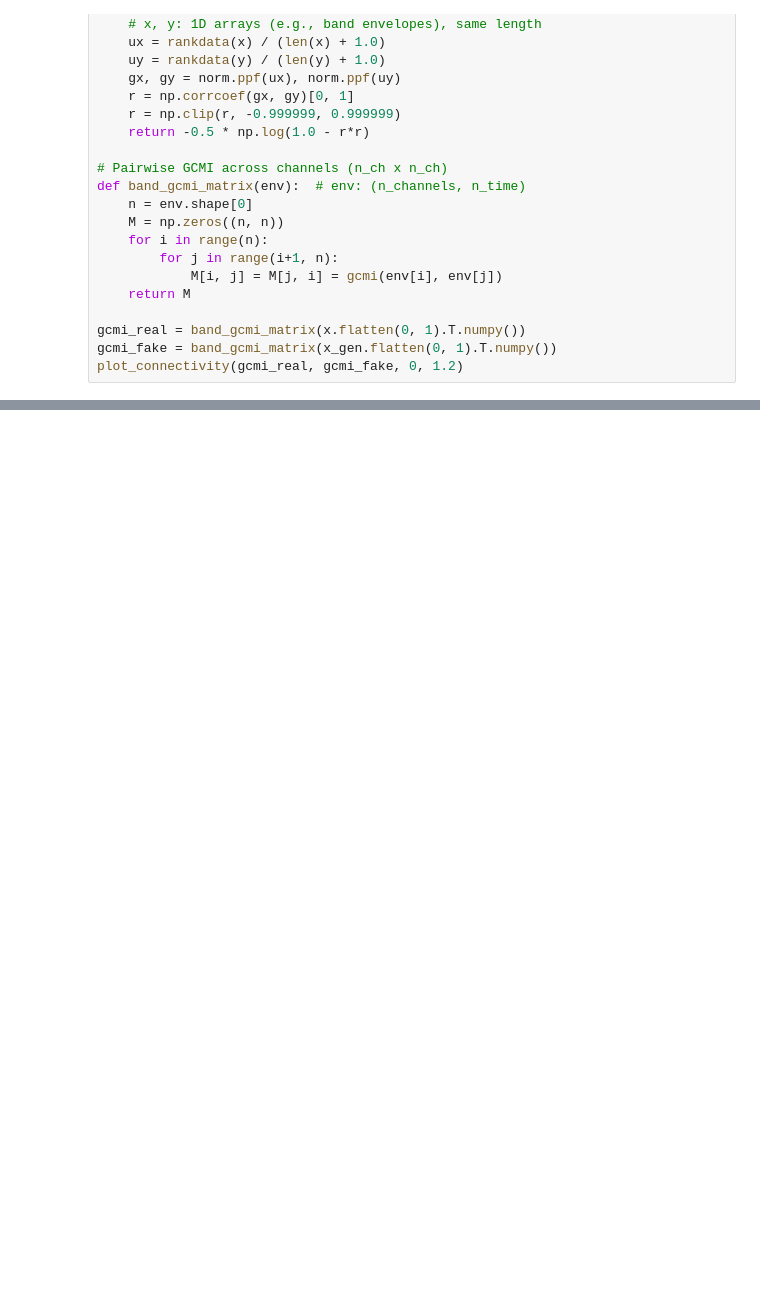
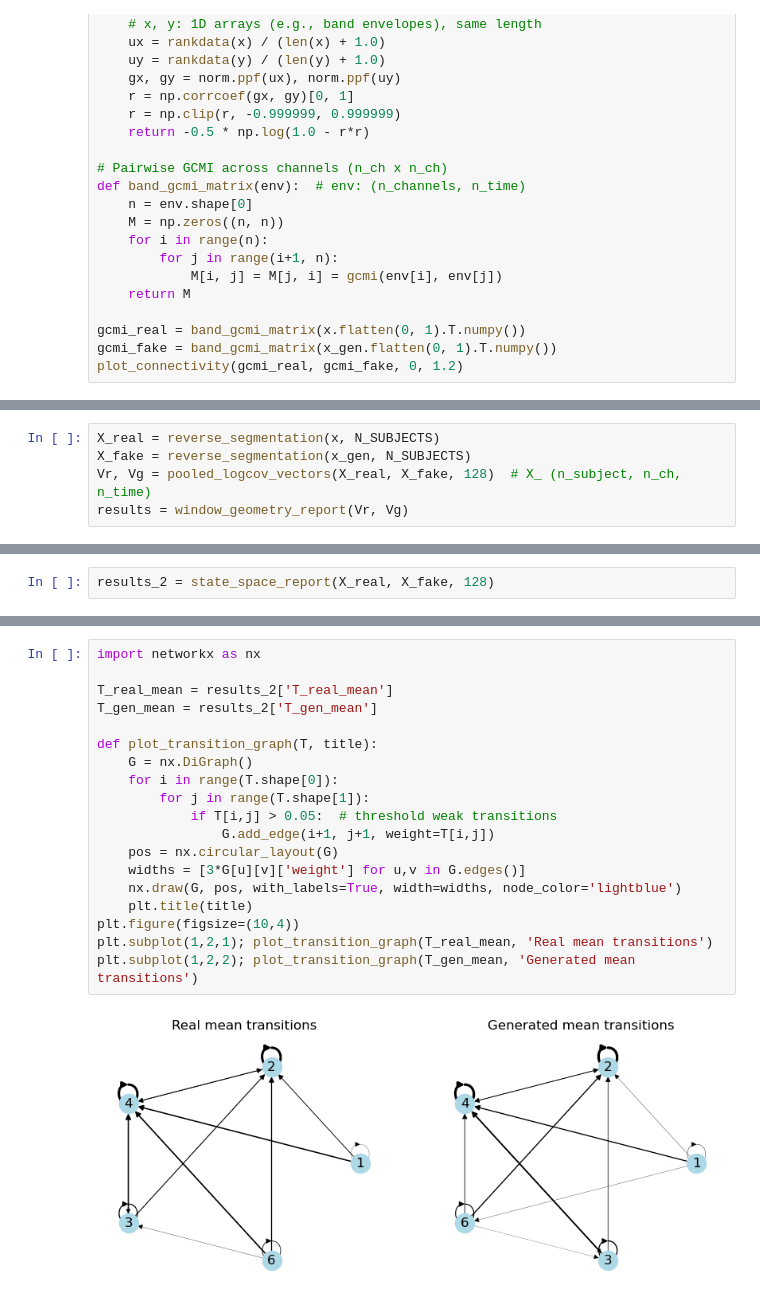
Before and after one commit to Yeganehfrh/EEGModalNet, a Jupyter notebook: notebooks/Supplementary Analysis.ipynb, the cells around one changed output, grey strips where cells are left out. Drawn from its saved outputs; the diff is of its cells as text; blank space fills up the shorter version.

```diff
--- a/notebooks/Supplementary Analysis.ipynb
+++ b/notebooks/Supplementary Analysis.ipynb
@@ -712,0 +798,5 @@ plot_connectivity(gcmi_real, gcmi_fake, 0, 1.2)
+# %%
+X_real = reverse_segmentation(x, N_SUBJECTS)
+X_fake = reverse_segmentation(x_gen, N_SUBJECTS)
+Vr, Vg = pooled_logcov_vectors(X_real, X_fake, 128)  # X_ (n_subject, n_ch, n_time)
+results = window_geometry_report(Vr, Vg)
@@ -712,0 +874,2 @@ plot_connectivity(gcmi_real, gcmi_fake, 0, 1.2)
+# %%
+results_2 = state_space_report(X_real, X_fake, 128)
@@ -712,0 +887,21 @@ plot_connectivity(gcmi_real, gcmi_fake, 0, 1.2)
+# %%
+import networkx as nx
+
+T_real_mean = results_2['T_real_mean']
+T_gen_mean = results_2['T_gen_mean']
+
+def plot_transition_graph(T, title):
+    G = nx.DiGraph()
+    for i in range(T.shape[0]):
+        for j in range(T.shape[1]):
+            if T[i,j] > 0.05:  # threshold weak transitions
+                G.add_edge(i+1, j+1, weight=T[i,j])
+    pos = nx.circular_layout(G)
+    widths = [3*G[u][v]['weight'] for u,v in G.edges()]
+    nx.draw(G, pos, with_labels=True, width=widths, node_color='lightblue')
+    plt.title(title)
+plt.figure(figsize=(10,4))
+plt.subplot(1,2,1); plot_transition_graph(T_real_mean, 'Real mean transitions')
+plt.subplot(1,2,2); plot_transition_graph(T_gen_mean, 'Generated mean transitions')
+# %% [output]
+[figure, added]
```
Also changed, not shown: parts of 15 cells of this notebook.
